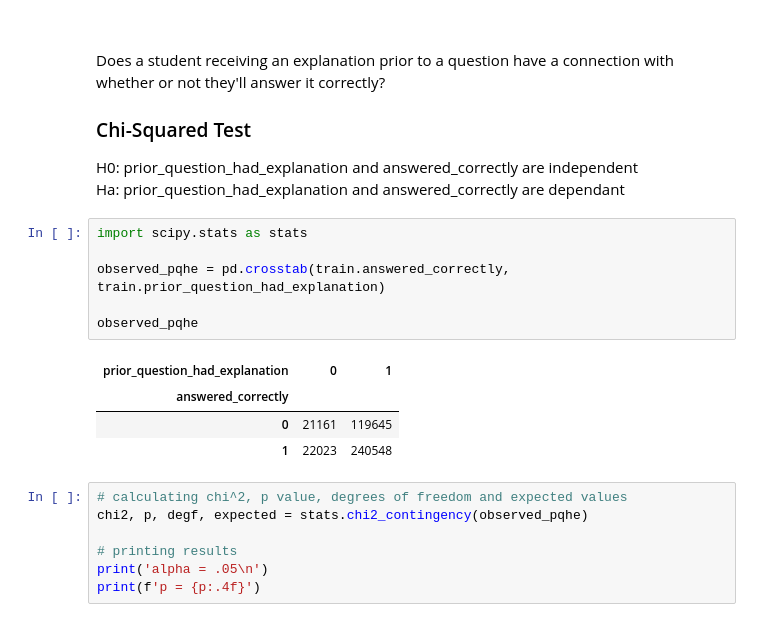
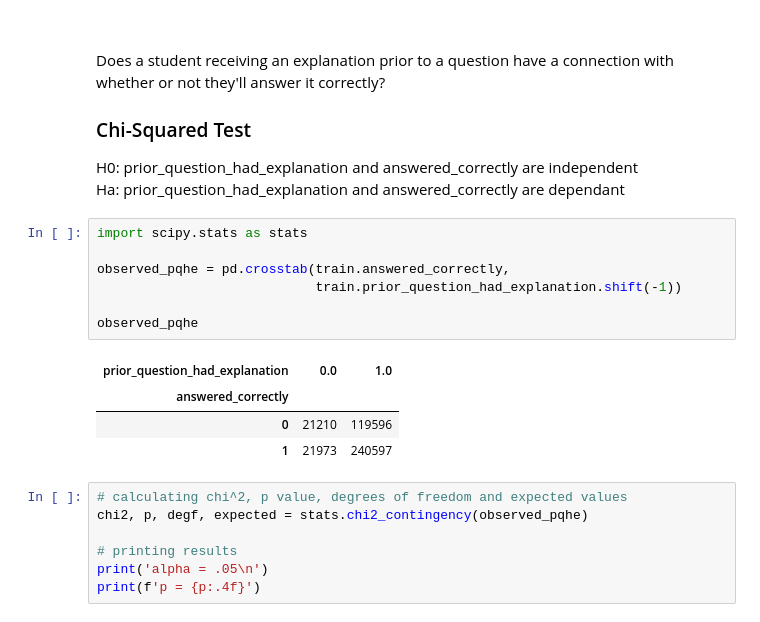
Before and after one commit to Riiid-Team/AI-Learning, a Jupyter notebook: MVP-Davila.ipynb, the cells around one changed output. Saved outputs shown, nothing was run; the diff lists cells and outputs as text.

```diff
--- a/MVP-Davila.ipynb
+++ b/MVP-Davila.ipynb
@@ -46,14 +64,15 @@ Ha: prior_question_had_explanation and answered_correctly are dependant
 # %%
 import scipy.stats as stats
 
-observed_pqhe = pd.crosstab(train.answered_correctly, train.prior_question_had_explanation)
+observed_pqhe = pd.crosstab(train.answered_correctly,
+                            train.prior_question_had_explanation.shift(-1))
 
 observed_pqhe
 # %% [output]
-| prior_question_had_explanation | 0 | 1 |
+| prior_question_had_explanation | 0.0 | 1.0 |
 | answered_correctly |  |  |
-| 0 | 21161 | 119645 |
-| 1 | 22023 | 240548 |
+| 0 | 21210 | 119596 |
+| 1 | 21973 | 240597 |
 # %%
 # calculating chi^2, p value, degrees of freedom and expected values
 chi2, p, degf, expected = stats.chi2_contingency(observed_pqhe)
```
Also changed, not shown: parts of 9 cells of this notebook.
